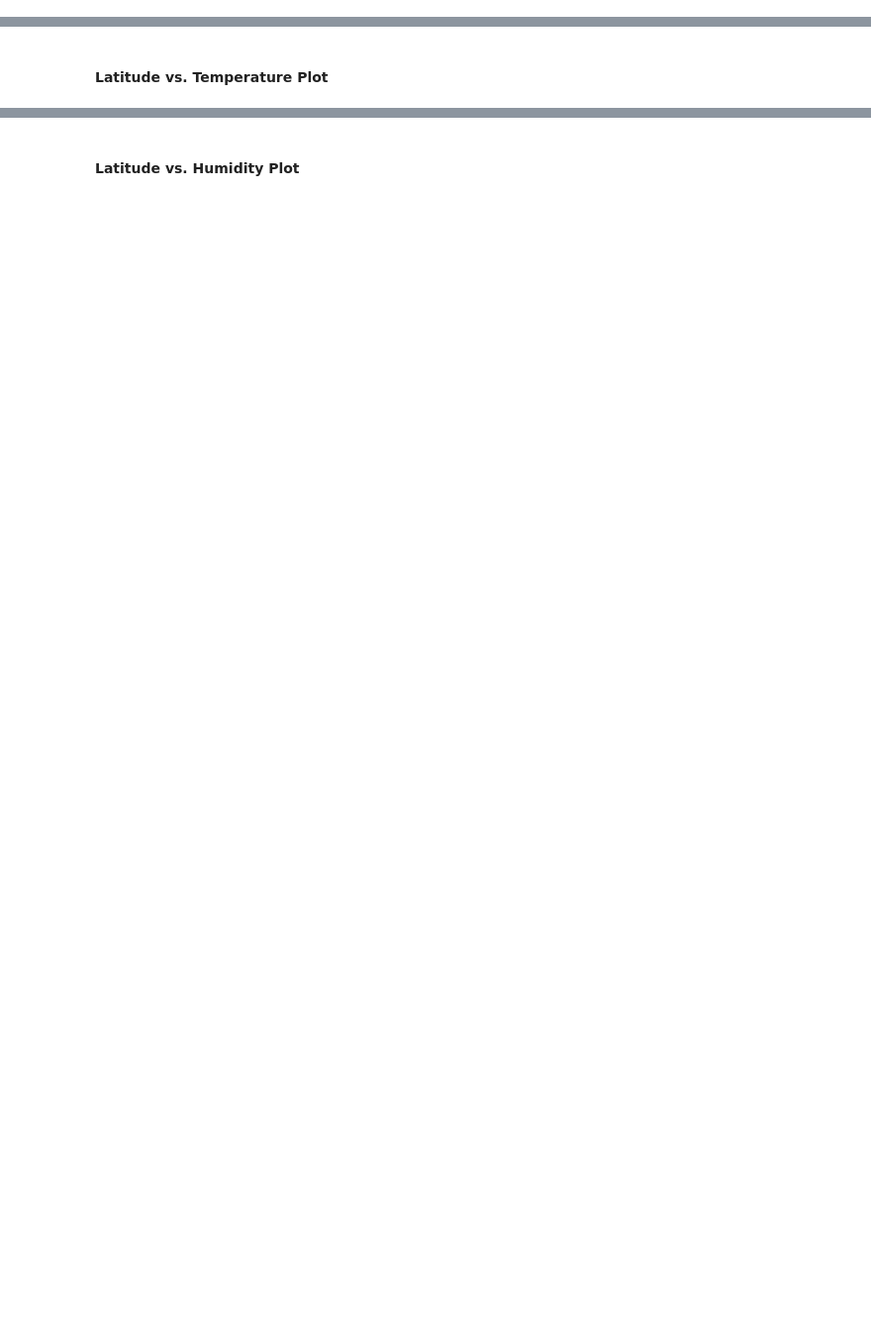
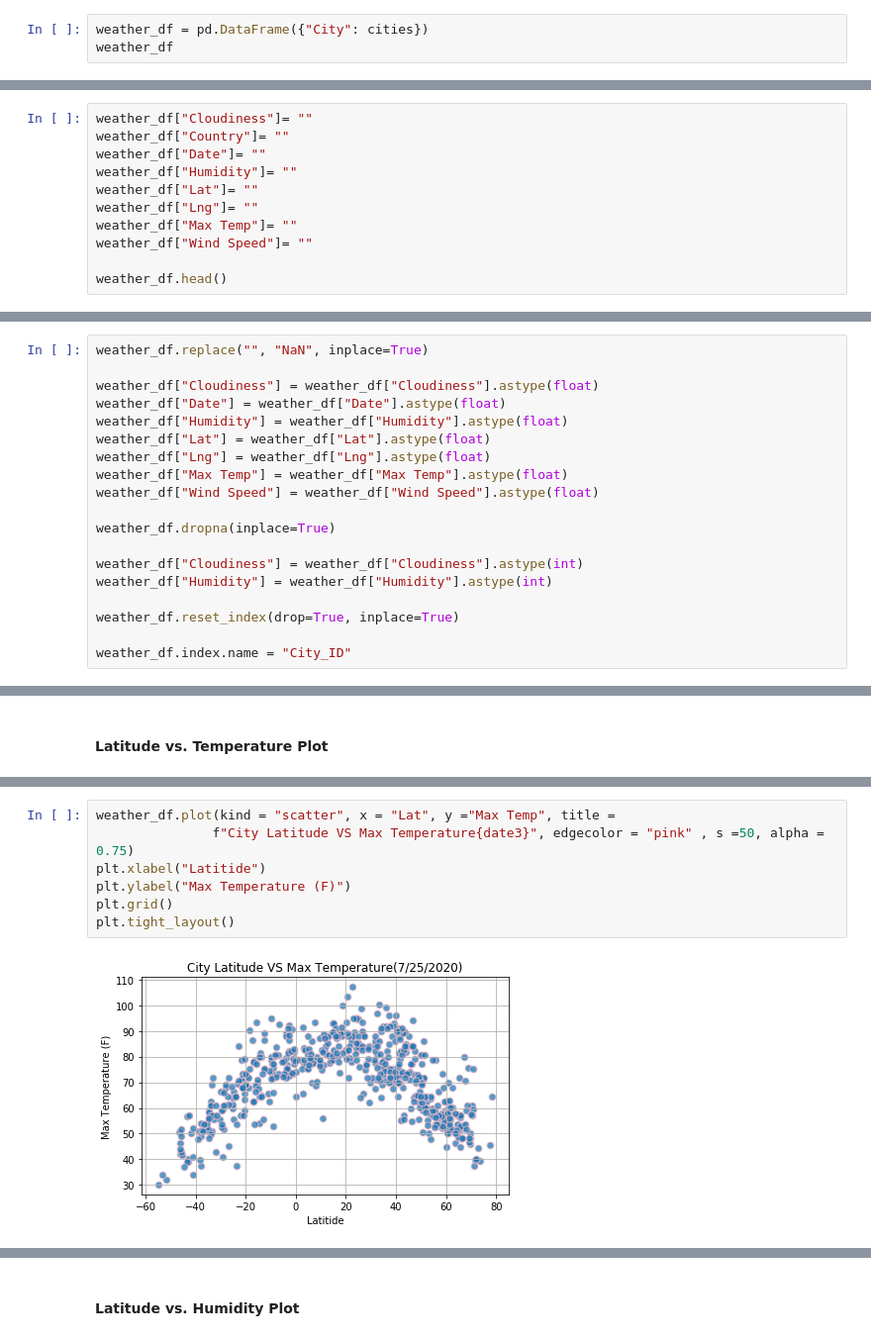
Before and after one commit to jasmine73317/python-api_challenge, a Jupyter notebook: starter_code/WeatherPy.ipynb, the cells around one changed output, grey strips where cells are left out. Shown at 99% size. Cells and saved outputs as stored; diff of their text form; blank space fills up the shorter version.

Commit message:
add weatherpy

```diff
--- a/starter_code/WeatherPy.ipynb
+++ b/starter_code/WeatherPy.ipynb
@@ -74,0 +56,3 @@ Data Retrieval Complete
+# %%
+weather_df = pd.DataFrame({"City": cities})
+weather_df
@@ -74,0 +73,11 @@ Data Retrieval Complete
+# %%
+weather_df["Cloudiness"]= ""
+weather_df["Country"]= ""
+weather_df["Date"]= ""
+weather_df["Humidity"]= ""
+weather_df["Lat"]= ""
+weather_df["Lng"]= ""
+weather_df["Max Temp"]= ""
+weather_df["Wind Speed"]= ""
+
+weather_df.head()
@@ -98,0 +247,19 @@ dtype: int64
+# %%
+weather_df.replace("", "NaN", inplace=True)
+
+weather_df["Cloudiness"] = weather_df["Cloudiness"].astype(float)
+weather_df["Date"] = weather_df["Date"].astype(float)
+weather_df["Humidity"] = weather_df["Humidity"].astype(float)
+weather_df["Lat"] = weather_df["Lat"].astype(float)
+weather_df["Lng"] = weather_df["Lng"].astype(float)
+weather_df["Max Temp"] = weather_df["Max Temp"].astype(float)
+weather_df["Wind Speed"] = weather_df["Wind Speed"].astype(float)
+
+weather_df.dropna(inplace=True)
+
+weather_df["Cloudiness"] = weather_df["Cloudiness"].astype(int)
+weather_df["Humidity"] = weather_df["Humidity"].astype(int)
+
+weather_df.reset_index(drop=True, inplace=True)
+
+weather_df.index.name = "City_ID"
@@ -107,0 +303,9 @@ dtype: int64
+# %%
+weather_df.plot(kind = "scatter", x = "Lat", y ="Max Temp", title =
+               f"City Latitude VS Max Temperature{date3}", edgecolor = "pink" , s =50, alpha = 0.75)
+plt.xlabel("Latitide")
+plt.ylabel("Max Temperature (F)")
+plt.grid()
+plt.tight_layout()
+# %% [output]
+[figure, added]
```
Also changed, not shown: parts of 53 cells of this notebook, 5 other files.
